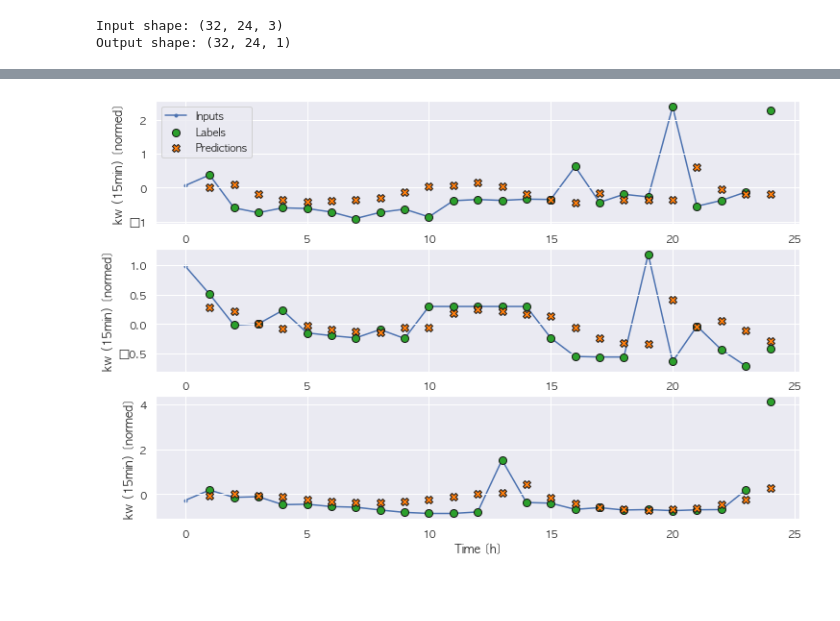
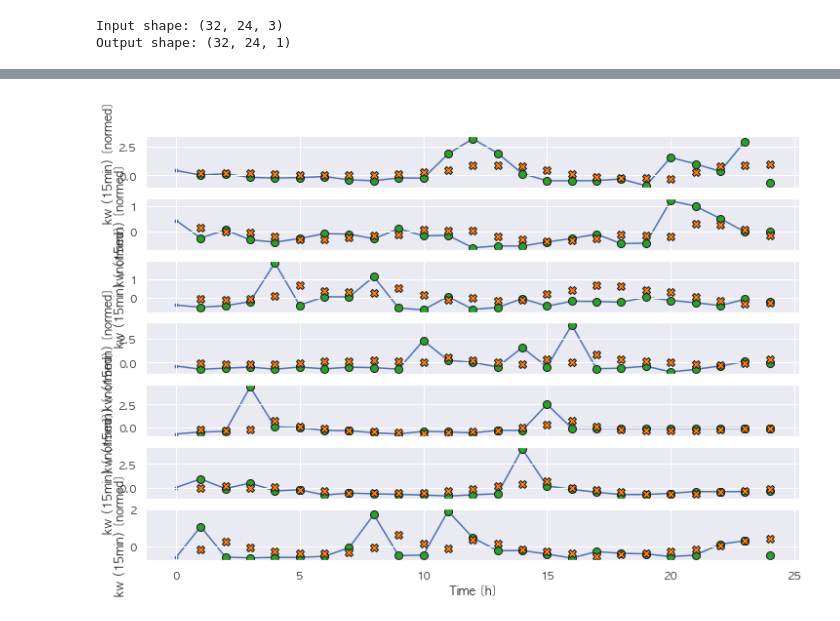
Before and after one commit to formegusto/study-timeseriesforecasting, a Jupyter notebook: RNN Model Test.ipynb, the cells around one changed output, grey strips where cells are left out. Cells and saved outputs as stored; diff of their text form; code cells hidden in the pictures; blank space fills up the shorter version.

```diff
--- a/RNN Model Test.ipynb
+++ b/RNN Model Test.ipynb
@@ -156,7 +156,7 @@ def plot(self, model=None, plot_col='kw (15min)', max_subplots=3):
   plot_col_index = self.column_indices[plot_col]
   max_n = min(max_subplots, len(inputs))
   for n in range(max_n):
-    plt.subplot(3, 1, n+1)
+    plt.subplot(max_subplots, 1, n+1)
     plt.ylabel(f'{plot_col} [normed]')
     plt.plot(self.input_indices, inputs[n, :, plot_col_index],
              label='Inputs', marker='.', zorder=-10)
@@ -178,7 +178,7 @@ def plot(self, model=None, plot_col='kw (15min)', max_subplots=3):
                   c='#ff7f0e', s=64)
 
     if n == 0:
-      plt.legend()
+      plt.legend().remove()
 
   plt.xlabel('Time [h]')
 
@@ -276,7 +276,7 @@ Label column name(s): ['kw (15min)']
 # %%
 lstm_model = tf.keras.models.Sequential([
     # Shape [batch, time, features] => [batch, time, lstm_units]
-    tf.keras.layers.LSTM(32, return_sequences=True),
+    tf.keras.layers.LSTM(64, return_sequences=True, activation="tanh"),
     # Shape => [batch, time, features]
     tf.keras.layers.Dense(units=1)
 ])
@@ -297,4 +297,4 @@ performance['LSTM'] = lstm_model.evaluate(wide_window.test, verbose=0)
 # %%
-wide_window.plot(lstm_model)
+wide_window.plot(lstm_model, max_subplots=7)
 # %% [output]
-[figure, old version]
+[figure, new version]
```
Also changed, not shown: parts of 1 cell of this notebook, 1 other file.
